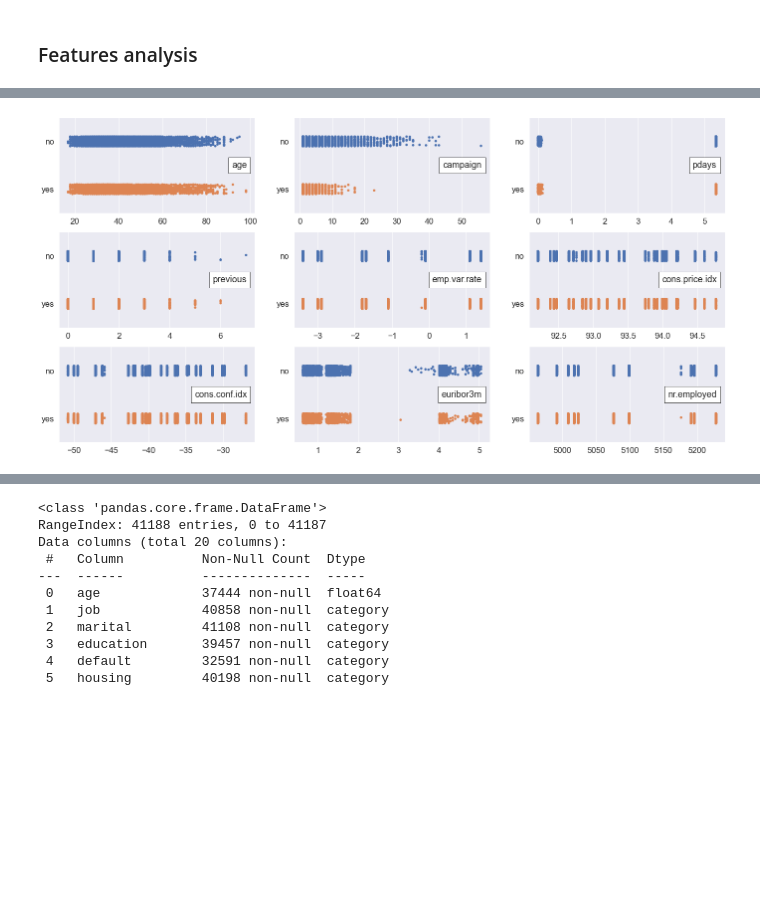
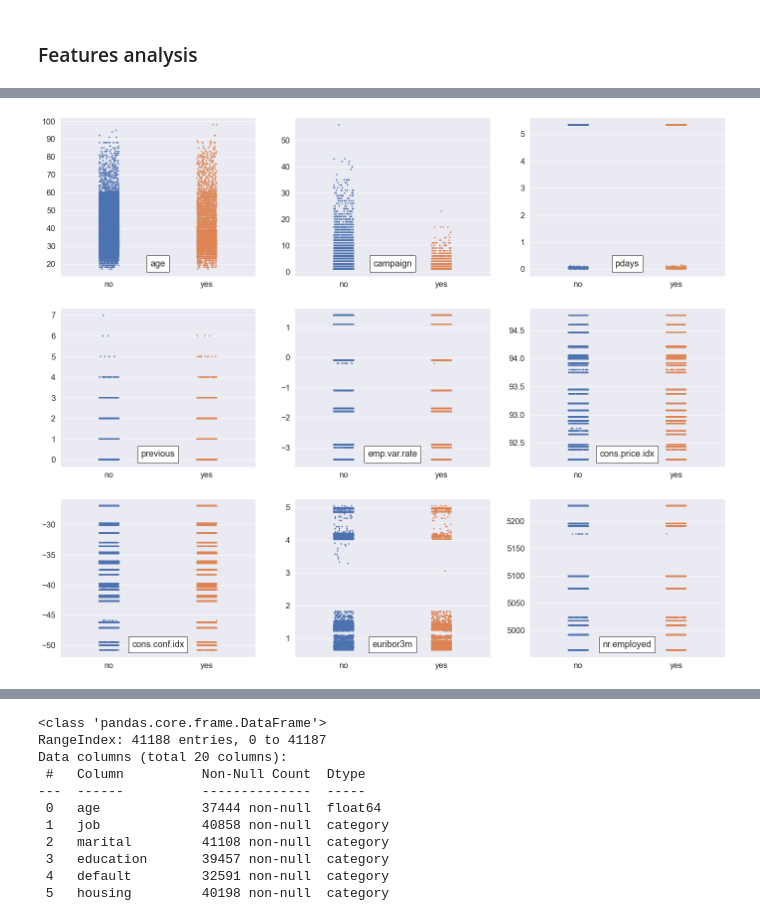
Before and after one commit to JumpyJumpy/Portuguese_Bank_Marketing_Data_Set, a Jupyter notebook: code/eda.ipynb, the cells around one changed output, grey strips where cells are left out. Saved outputs shown, nothing was run; the diff lists cells and outputs as text; code cells hidden in the pictures; blank space fills up the shorter version.

```diff
--- a/code/eda.ipynb
+++ b/code/eda.ipynb
@@ -58,20 +59,20 @@ conti_feature = ['age', 'campaign', 'pdays', 'previous', 'emp.var.rate',
                  'cons.price.idx', 'cons.conf.idx',
                  'euribor3m', 'nr.employed']
 # %%
-fig = plt.figure(figsize = (24, 12))
+fig = plt.figure(figsize = (24, 20))
 sns.set(font_scale = 1.5)
 for i in range(len(conti_feature)):
     fig.add_subplot(3, 3, i + 1)
-    ax = sns.stripplot(x = conti_feature[i], y = "y", data = bank,
-                       jitter = True, s = 5)
-    anchoredtext = AnchoredText(conti_feature[i], loc = 'center right')
+    ax = sns.stripplot(y = conti_feature[i], x = "y", data = bank,
+                       jitter = True, s = 3)
+    anchoredtext = AnchoredText(conti_feature[i], loc = 'lower center')
     ax.add_artist(anchoredtext)
     plt.xlabel("")
     plt.ylabel("")
 
 plt.show()
 # %% [output]
-[figure, old version]
+[figure, new version]
 # %%
 non_conti_feature = bank.columns[~bank.columns.isin(conti_feature)].tolist()
 non_conti_feature.pop()
```
Also changed, not shown: parts of 2 cells of this notebook, 3 other files.
